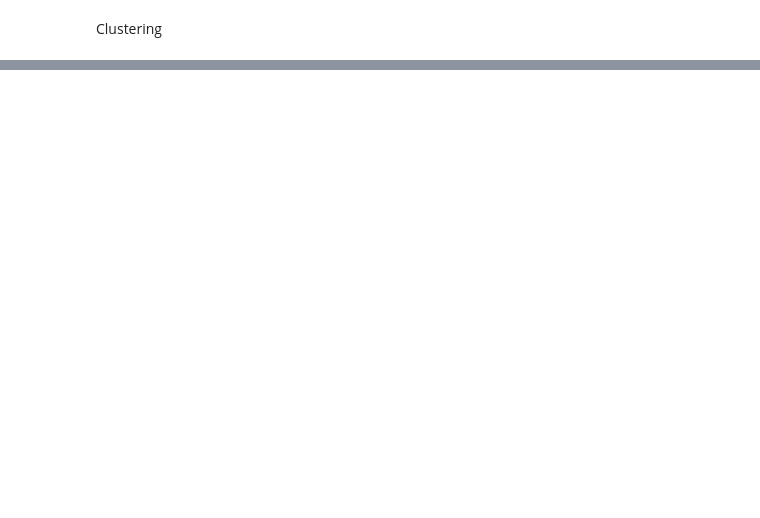
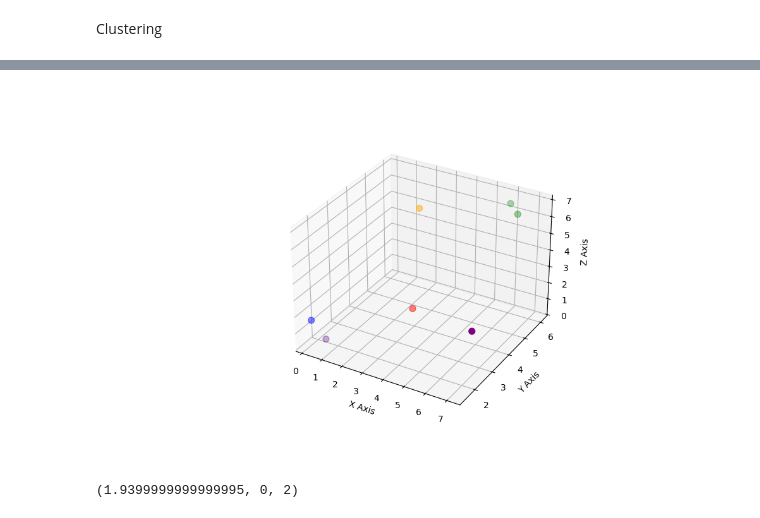
Before and after one commit to Chanidu-Edirisinghe/MachineLearning, a Jupyter notebook: Clustering.ipynb, the cells around one changed output, grey strips where cells are left out. Cells and saved outputs as stored; diff of their text form; code cells hidden in the pictures; blank space fills up the shorter version.

```diff
--- a/Clustering.ipynb
+++ b/Clustering.ipynb
@@ -181,0 +319,40 @@ plt.show()
+# %%
+colors = [fixed_colors[i] for i in range(len(x))]
+common_color = fixed_colors[min_tuple[1]]
+colors[min_tuple[1]] = common_color
+colors[min_tuple[2]] = common_color
+
+# Create 3D plot
+fig = plt.figure(figsize=(10,6))
+ax = fig.add_subplot(111, projection='3d')
+
+# Scatter plot with larger points and custom colors
+ax.scatter(x, y, z, c=colors, s=50)  # 's' sets the size of points
+
+# Labels
+ax.set_xlabel('X Axis')
+ax.set_ylabel('Y Axis')
+ax.set_zlabel('Z Axis')
+
+plt.show()
+# %% [output]
+[figure, added]
+# %%
+# update the distance_matrix
+for i in range(len(x)):
+    if distance_matrix[min_tuple[1]][i] <= distance_matrix[min_tuple[2]][i]:
+        distance_matrix[min_tuple[2]][i] = distance_matrix[min_tuple[1]][i]
+    else:
+        distance_matrix[min_tuple[1]][i] = distance_matrix[min_tuple[2]][i]
+
+# Get the min non-zero value and its index for each row
+min_values_with_indices = [get_min_with_index(row) for row in distance_matrix]
+
+# Filter out tuples where the value is None
+valid_values = [(value, row_index, col_index) for row_index, (value, col_index) in enumerate(min_values_with_indices) if value is not None]
+
+# Find the tuple with the minimum value
+min_tuple = min(valid_values, default=None, key=lambda x: x[0])
+min_tuple
+# %% [output]
+(1.9399999999999995, 0, 2)
```
Also changed, not shown: parts of 28 cells of this notebook.
